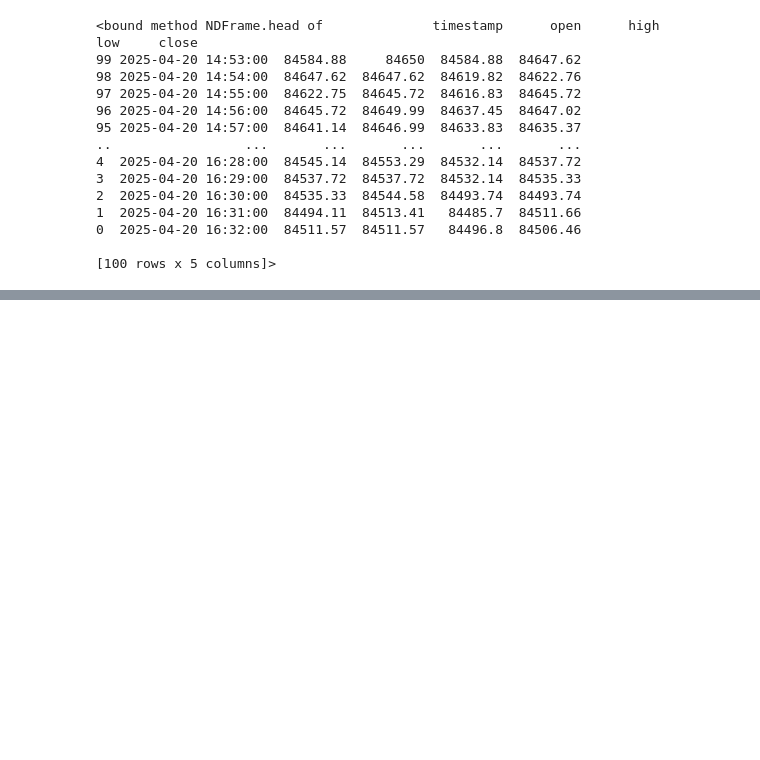
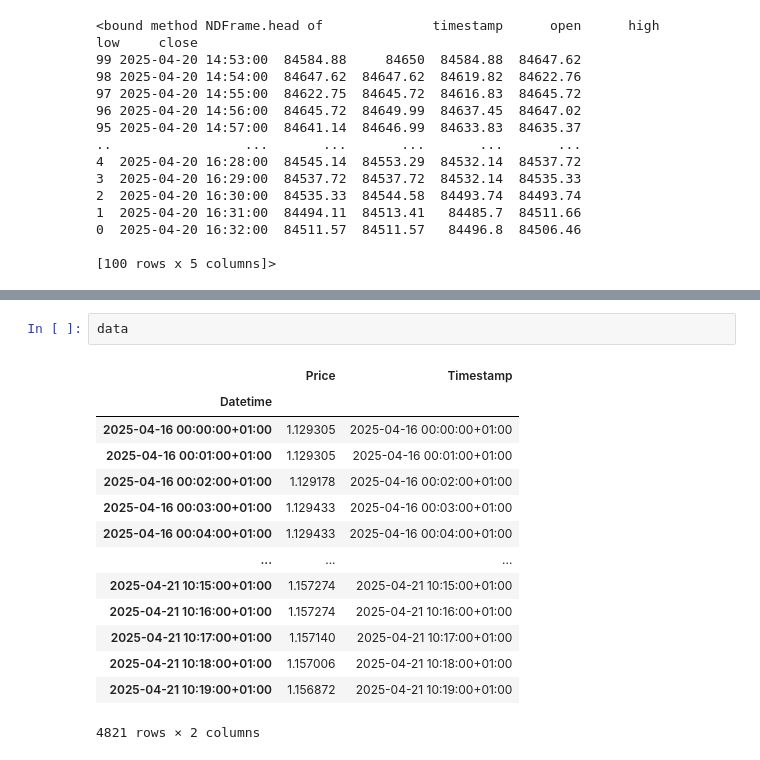
Before and after one commit to sYoungkin/quantCoPilot, a Jupyter notebook: testing.ipynb, the cells around one changed output, grey strips where cells are left out. Cells and saved outputs as stored; diff of their text form; blank space fills up the shorter version.

```diff
--- a/testing.ipynb
+++ b/testing.ipynb
@@ -52,0 +156,17 @@ df.head
+# %%
+data
+# %% [output]
+|  | Price | Timestamp |
+| Datetime |  |  |
+| 2025-04-16 00:00:00+01:00 | 1.129305 | 2025-04-16 00:00:00+01:00 |
+| 2025-04-16 00:01:00+01:00 | 1.129305 | 2025-04-16 00:01:00+01:00 |
+| 2025-04-16 00:02:00+01:00 | 1.129178 | 2025-04-16 00:02:00+01:00 |
+| 2025-04-16 00:03:00+01:00 | 1.129433 | 2025-04-16 00:03:00+01:00 |
+| 2025-04-16 00:04:00+01:00 | 1.129433 | 2025-04-16 00:04:00+01:00 |
+| ... | ... | ... |
+| 2025-04-21 10:15:00+01:00 | 1.157274 | 2025-04-21 10:15:00+01:00 |
+| 2025-04-21 10:16:00+01:00 | 1.157274 | 2025-04-21 10:16:00+01:00 |
+| 2025-04-21 10:17:00+01:00 | 1.157140 | 2025-04-21 10:17:00+01:00 |
+| 2025-04-21 10:18:00+01:00 | 1.157006 | 2025-04-21 10:18:00+01:00 |
+| 2025-04-21 10:19:00+01:00 | 1.156872 | 2025-04-21 10:19:00+01:00 |
+4821 rows × 2 columns
```
Also changed, not shown: parts of 2 cells of this notebook, 8 other files.
